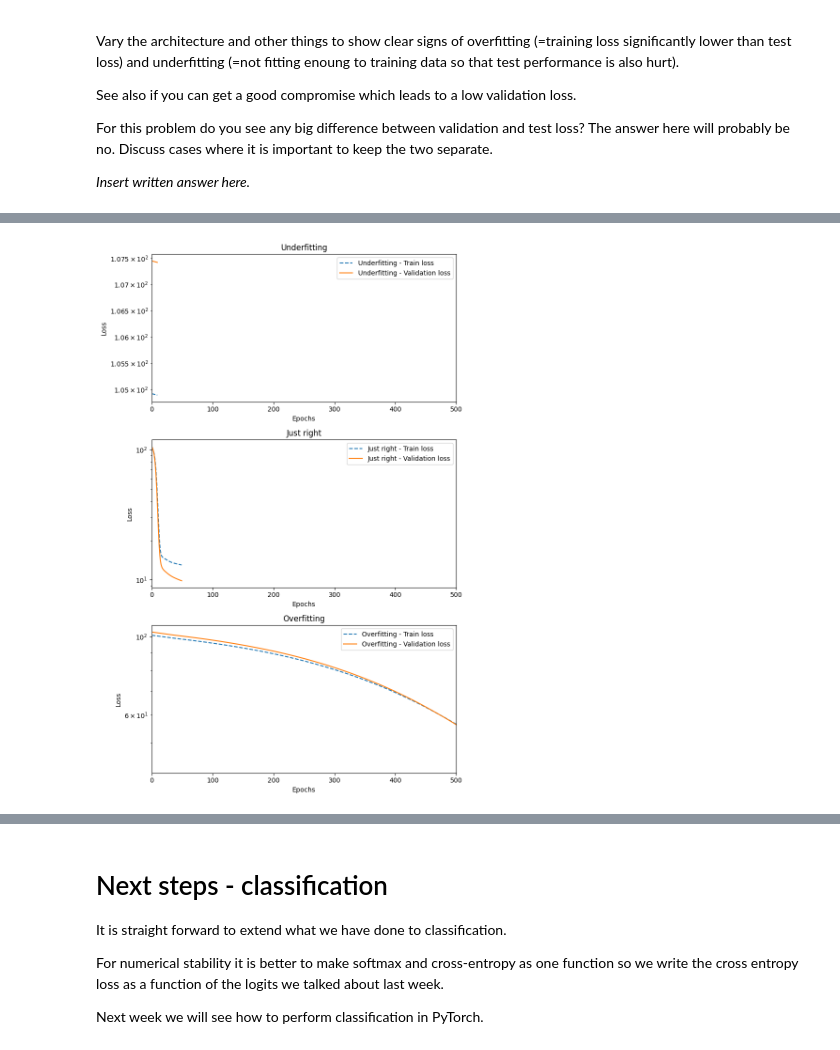
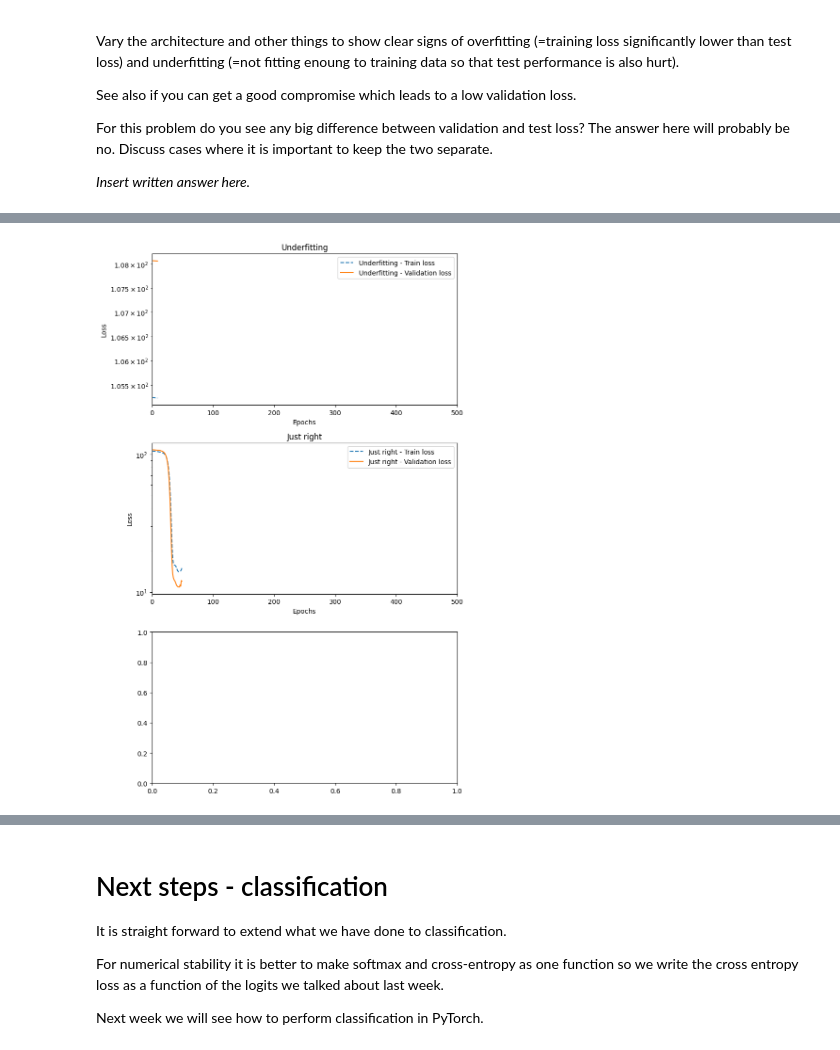
Before and after one commit to chensy618/02456-Deep-Learning, a Jupyter notebook: 2_Feedforward_Python/2.1-EXE-FNN-AutoDif-Nanograd.ipynb, the cells around one changed output, grey strips where cells are left out. Drawn from its saved outputs; the diff is of its cells as text; code cells hidden in the pictures.

```diff
--- a/2_Feedforward_Python/2.1-EXE-FNN-AutoDif-Nanograd.ipynb
+++ b/2_Feedforward_Python/2.1-EXE-FNN-AutoDif-Nanograd.ipynb
@@ -1367,13 +1367,14 @@ Overall, the combination parameter of training epochs and learning rate could ad
 # %%
 # Insert your code for getting overfitting, underfitting and just right fitting
 
-params = [(10, 2e-6), (50,2e-3), (600, 2e-5)]
+params = [(10, 2e-6), (50,2e-3)]
 NNs = []
 train_losses = []
 val_losses = []
 for (EPOCHS, LEARN_R) in params:
   NN = [
     DenseLayer(1, 8, lambda x: x.relu()),
+    DenseLayer(8, 8, lambda x: x.relu()),
     DenseLayer(8, 1, lambda x: x.identity())
 ]
   train_loss = []
@@ -1424,35 +1414,35 @@ for (EPOCHS, LEARN_R) in params:
 # %%
 import matplotlib.pyplot as plt
 
-types = ['Underfitting', 'Just right', 'Overfitting']
+types = ['Underfitting', 'Just right']
 output_tests = []
 
 # Assuming NNs, train_losses, val_losses, and types are already defined
 # Create subplots for better visualization
 fig, axs = plt.subplots(3, 1, figsize=(8, 12))  # Create 3 subplots for each type
 
 # Loop through the different networks and plot train and validation losses
 for i in range(len(NNs)):
     output_tests.append(forward(x_test, NNs[i]))  # Forward pass for test set
     axs[i].plot(range(len(train_losses[i])), train_losses[i], label=f'{types[i]} - Train loss', linestyle='--')
     axs[i].plot(range(len(val_losses[i])), val_losses[i], label=f'{types[i]} - Validation loss', linestyle='-')
 
     # Set y-axis to logarithmic scale to better show differences
     axs[i].set_yscale('log')
 
     # Limit the x-axis to a reasonable number of epochs
     axs[i].set_xlim(0, 500)  # Adjust based on how many epochs are important for you to visualize
 
     # Labels and legends
     axs[i].legend()
     axs[i].set_title(f'{types[i]}')
     axs[i].set_xlabel("Epochs")
     axs[i].set_ylabel("Loss")
 
 plt.tight_layout()
 plt.show()
 # %% [output]
-[figure, old version]
+[figure, new version]
 # %%
 x_test_np = Var_to_nparray(x_test)
 x_train_np = Var_to_nparray(x_train)
```
Also changed, not shown: parts of 13 cells of this notebook.
